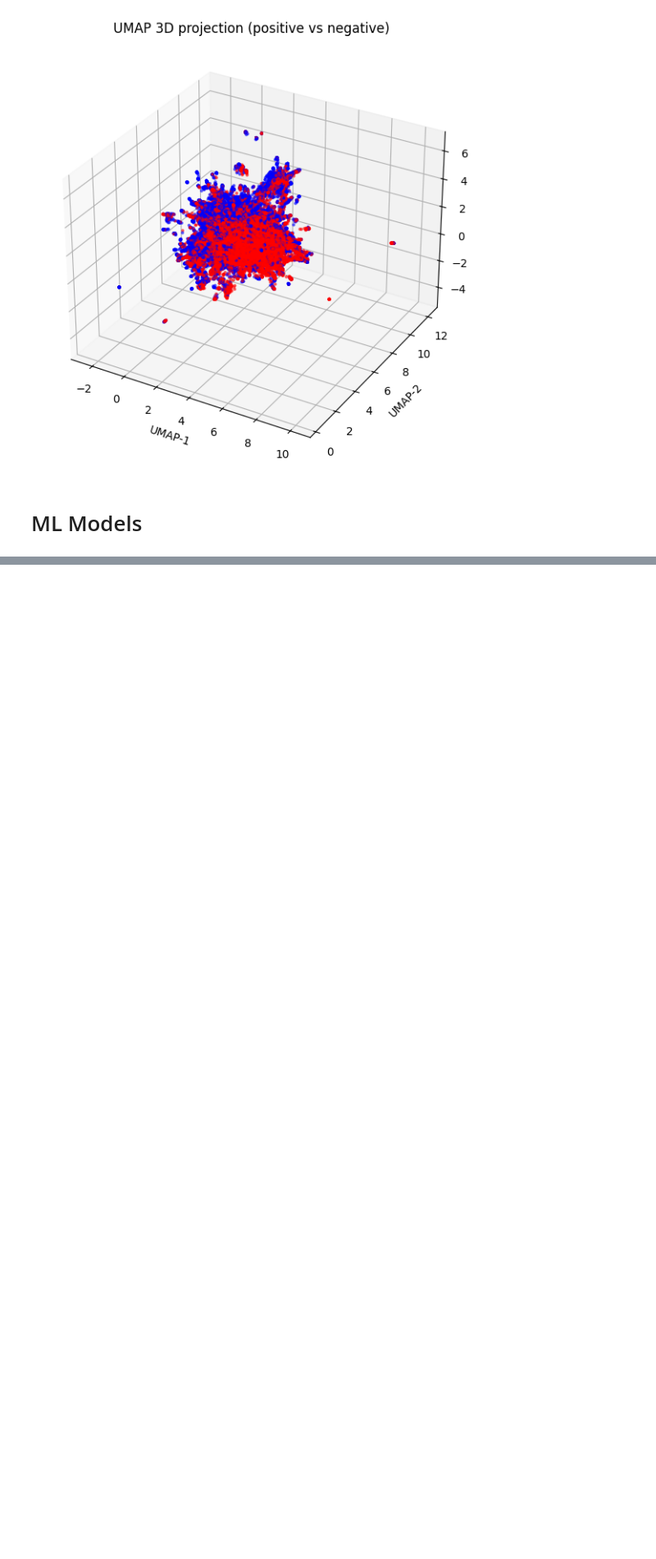
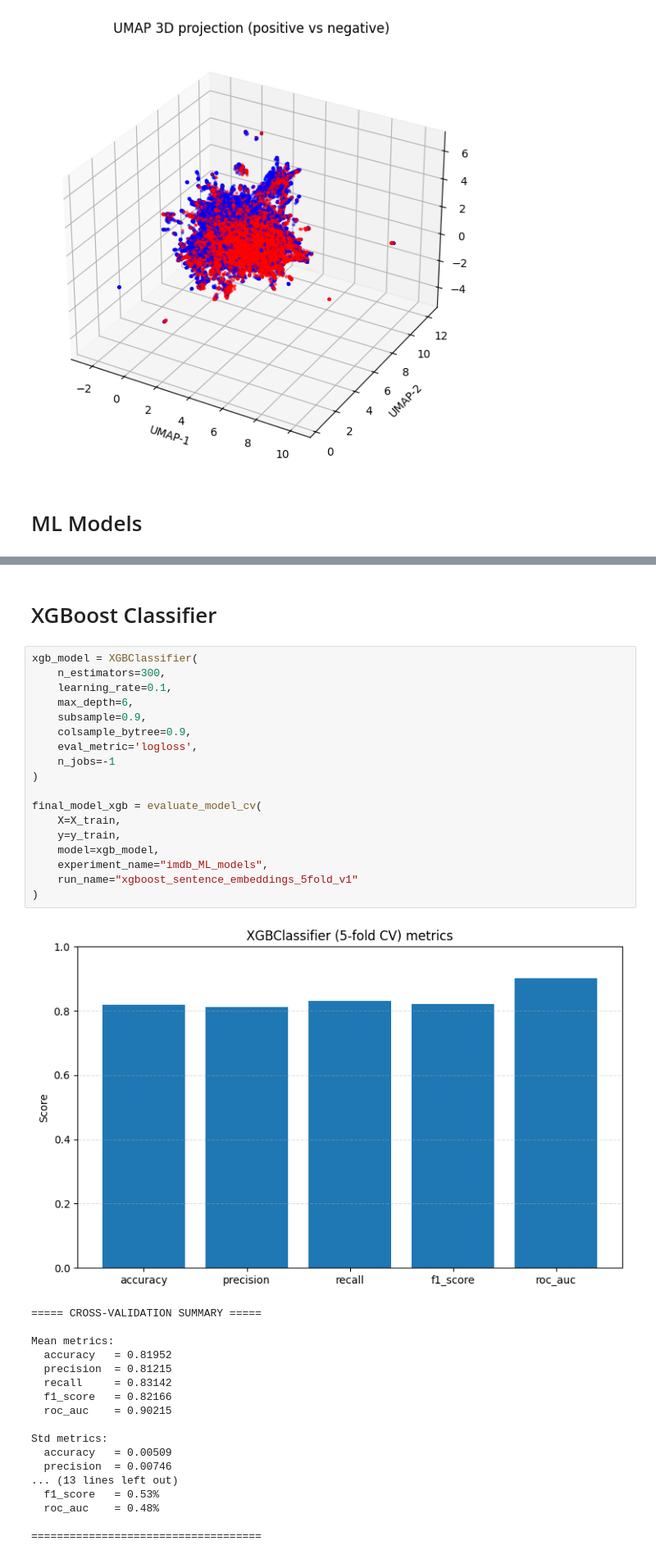
Before and after one commit to da4nik08/sentiment-binary-classifier, a Jupyter notebook: Model.ipynb, the cells around one changed output, grey strips where cells are left out. Shown at 82% size. Saved outputs shown, nothing was run; the diff lists cells and outputs as text; blank space fills up the shorter version.

```diff
--- a/Model.ipynb
+++ b/Model.ipynb
@@ -284,0 +458,39 @@ def evaluate_model_cv(
+# %% [markdown]
+# XGBoost Classifier
+# %%
+xgb_model = XGBClassifier(
+    n_estimators=300,
+    learning_rate=0.1,
+    max_depth=6,
+    subsample=0.9,
+    colsample_bytree=0.9,
+    eval_metric='logloss',
+    n_jobs=-1
+)
+
+final_model_xgb = evaluate_model_cv(
+    X=X_train,
+    y=y_train,
+    model=xgb_model,
+    experiment_name="imdb_ML_models",
+    run_name="xgboost_sentence_embeddings_5fold_v1"
+)
+# %% [output]
+[figure, added]
+===== CROSS-VALIDATION SUMMARY =====
+
+Mean metrics:
+  accuracy   = 0.81952
+  precision  = 0.81215
+  recall     = 0.83142
+  f1_score   = 0.82166
+  roc_auc    = 0.90215
+
+Std metrics:
+  accuracy   = 0.00509
+  precision  = 0.00746
+... (13 lines left out)
+  f1_score   = 0.53%
+  roc_auc    = 0.48%
+
+====================================
```
Also changed, not shown: parts of 22 cells of this notebook.
